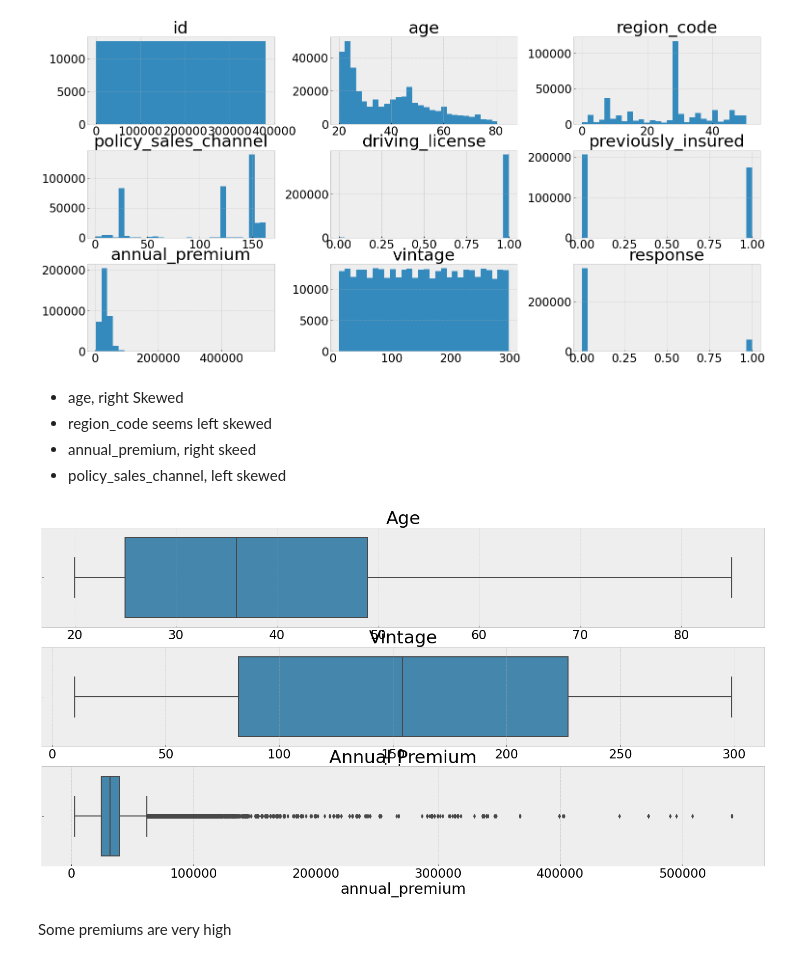
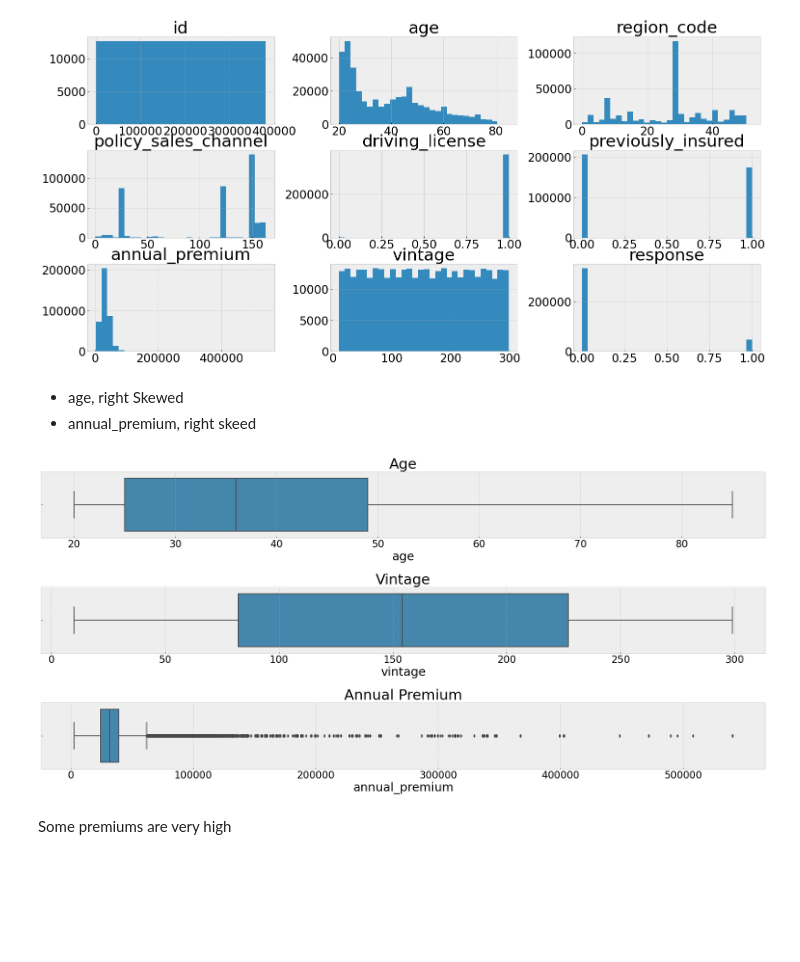
Before and after one commit to fusaa/insurance_cross_sell, a Jupyter notebook: notebook.ipynb, the cells around one changed output. Saved outputs shown, nothing was run; the diff lists cells and outputs as text; code cells hidden in the pictures; blank space fills up the shorter version.

```diff
--- a/notebook.ipynb
+++ b/notebook.ipynb
@@ -224,20 +247,18 @@ df.hist(bins = 30);
 # %% [output]
 [figure]
 # %% [markdown]
-
 - age, right Skewed
-- region_code seems left skewed
 - annual_premium, right skeed
-- policy_sales_channel, left skewed
 # %%
 plt.subplot(3,1,1)
 sns.boxplot(x = 'age', data = df).set(title = "Age")
 plt.subplot(3,1,2)
 sns.boxplot(x = 'vintage', data = df).set(title = "Vintage")
 plt.subplot(3,1,3)
 sns.boxplot(x = 'annual_premium', data = df).set(title = "Annual Premium");
+plt.tight_layout()
 # %% [output]
-[figure, old version]
+[figure, new version]
 # %% [markdown]
 Some premiums are very high
 # %%
```
Also changed, not shown: parts of 57 cells of this notebook.
